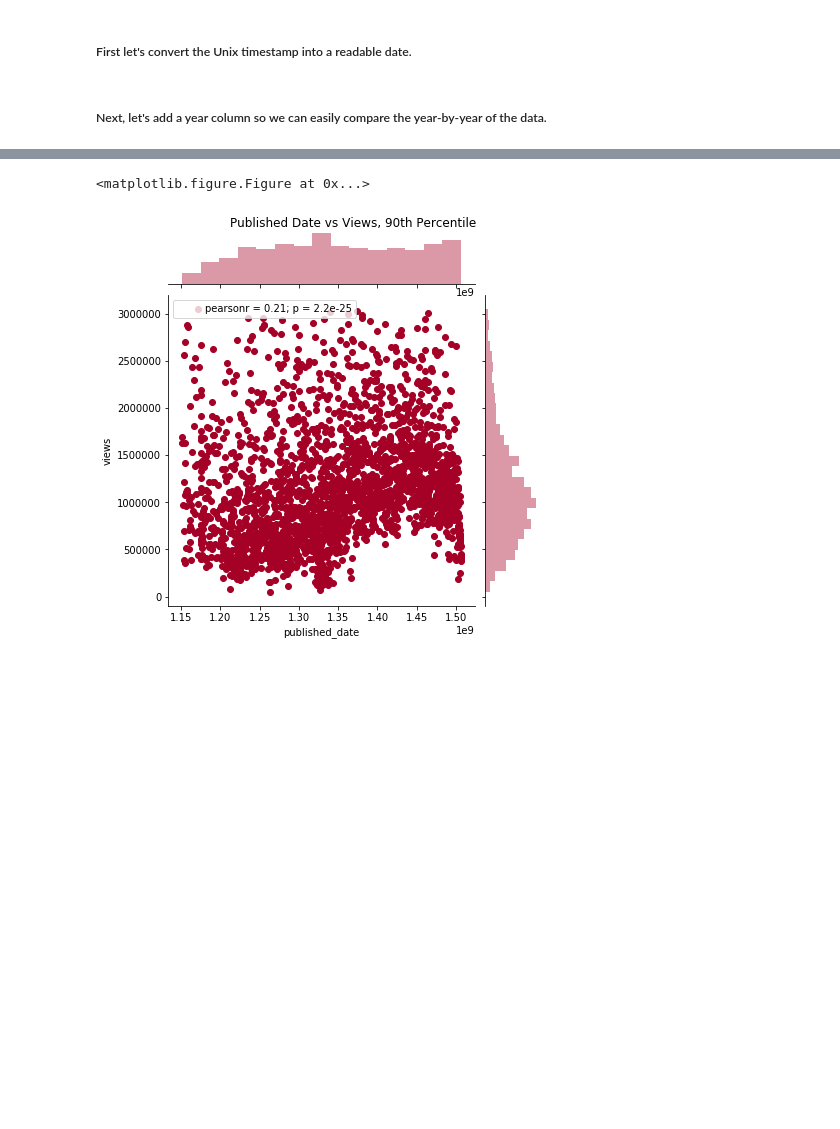
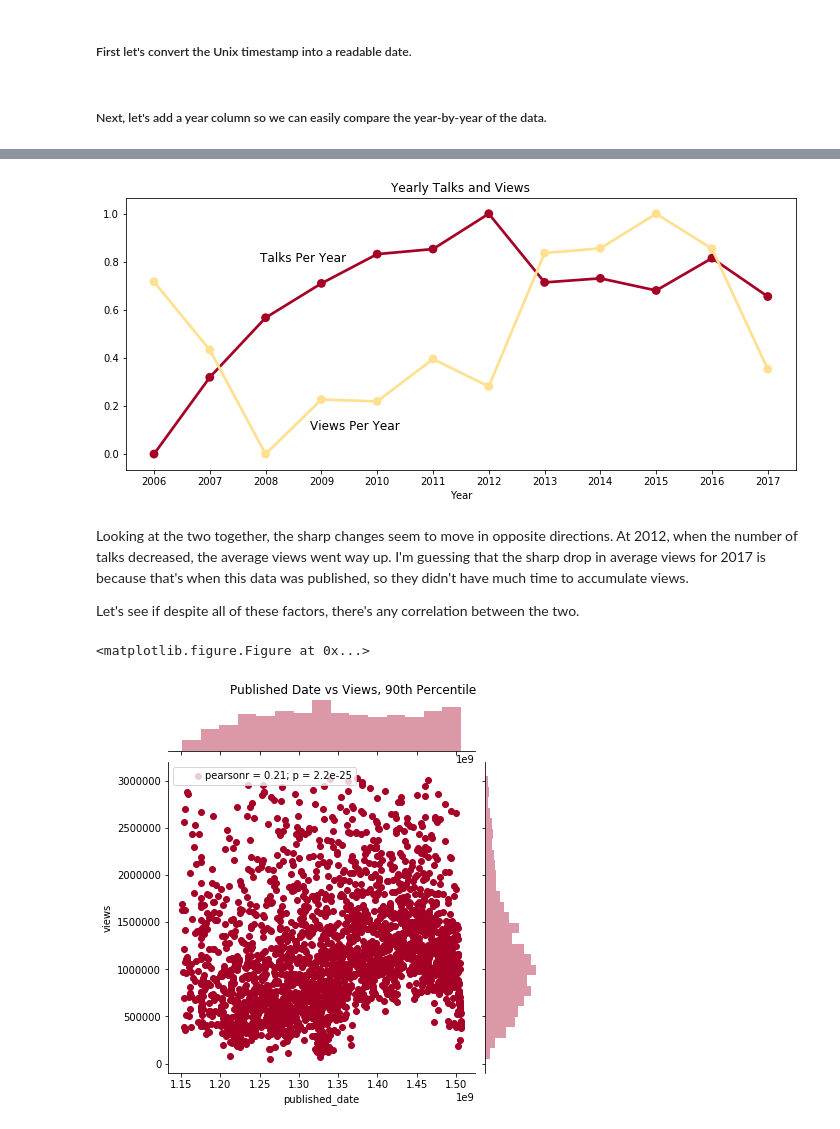
Before and after one commit to lilpricey/Thinkful, a Jupyter notebook: fundamentals/capstone report.ipynb, the cells around one changed output, grey strips where cells are left out. Cells and saved outputs as stored; diff of their text form; code cells hidden in the pictures; blank space fills up the shorter version.

```diff
--- a/fundamentals/capstone report.ipynb
+++ b/fundamentals/capstone report.ipynb
@@ -646,3 +642,36 @@ Wow, the number of talks per year grew rapidly from 2006 to 2008, while the mean
+# %%
+from sklearn import preprocessing
+
+float_array = yearly_talks['year_published'].values.astype(float)
+min_max_scaler = preprocessing.MinMaxScaler()
+scaled_array = min_max_scaler.fit_transform(float_array.reshape(-1, 1))
+df_normalized = pd.DataFrame(scaled_array)
+df_normalized['year'] = yearly_talks['index']
+df_normalized.columns = ['talks', 'year']
+
+float_array2 = yearly_views_subset['views'].values.astype(float)
+min_max_scaler2 = preprocessing.MinMaxScaler()
+scaled_array2 = min_max_scaler2.fit_transform(float_array2.reshape(-1, 1))
+views_norm = pd.DataFrame(scaled_array2)
+views_norm['year'] = yearly_views_subset['year_published']
+views_norm.columns = ['views', 'year']
+
+plt.figure(figsize=(12,5))
+
+sns.pointplot(x='year', y='talks', data=df_normalized)
+sns.pointplot(x='year', y='views', data=views_norm, color=palette[4])
+plt.title('Yearly Talks and Views')
+plt.xlabel('Year')
+plt.ylabel("")
+plt.text(1.9, .8,'Talks Per Year', fontsize=12)
+plt.text(2.8, .1,'Views Per Year', fontsize=12)
+plt.show()
+# %% [output]
+[figure, added]
+# %% [markdown]
+Looking at the two together, the sharp changes seem to move in opposite directions. At 2012, when the number of talks decreased, the average views went way up. I'm guessing that the sharp drop in average views for 2017 is because that's when this data was published, so they didn't have much time to accumulate views.
+
+Let's see if despite all of these factors, there's any correlation between the two.
 # %%
 plt.figure(figsize=(6,6))
 
```
Also changed, not shown: parts of 23 cells of this notebook.
